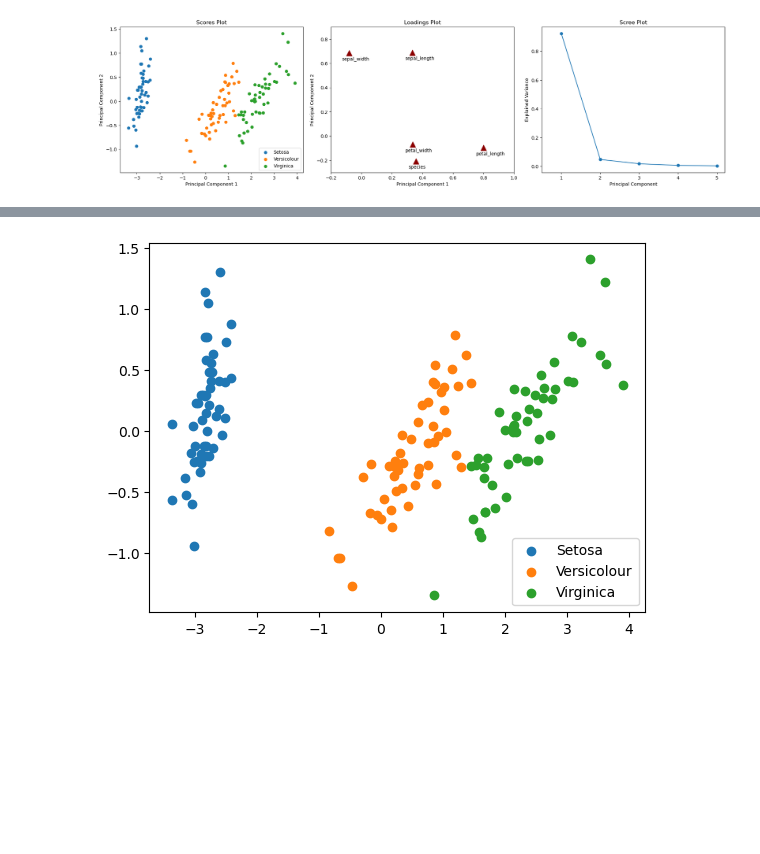
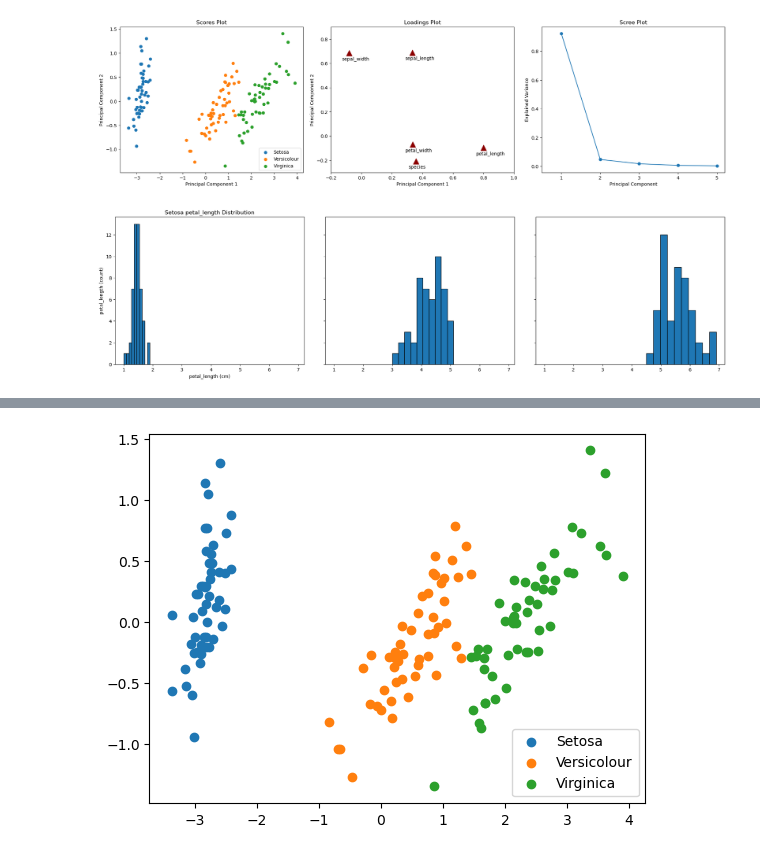
Before and after one commit to a-o-connor/pands-mywork, a Jupyter notebook: practice-concepts/iris_practice.ipynb, the cells around one changed output, grey strips where cells are left out. Drawn from its saved outputs; the diff is of its cells as text; code cells hidden in the pictures; blank space fills up the shorter version.

```diff
--- a/practice-concepts/iris_practice.ipynb
+++ b/practice-concepts/iris_practice.ipynb
@@ -480,3 +484,17 @@ axs[2].set_title("Scree Plot")
 # %% [output]
 Text(0.5, 1.0, 'Scree Plot')
 [figure]
+# %%
+def histogram_by_species(x_value):
+    fig, ax = plt.subplots(1,3,figsize=(19, 5), sharey = True, sharex = True)
+    fig.tight_layout(h_pad=4, w_pad= 3)
+    ax[0].hist(df.groupby(["species"]).get_group("setosa")[x_value], edgecolor = "black")
+    ax[0].set_xlabel(f"{x_value} (cm)")
+    ax[0].set_ylabel(f"{x_value} (count)")
+    ax[0].set_title(f"Setosa {x_value} Distribution")
+    ax[1].hist(df.groupby(["species"]).get_group("versicolor")[x_value], edgecolor = "black")
+    ax[2].hist(df.groupby(["species"]).get_group("virginica")[x_value], edgecolor = "black")
+
+histogram_by_species("petal_length")
+# %% [output]
+[figure, added]
```
Also changed, not shown: parts of 3 cells of this notebook, 4 other files.
